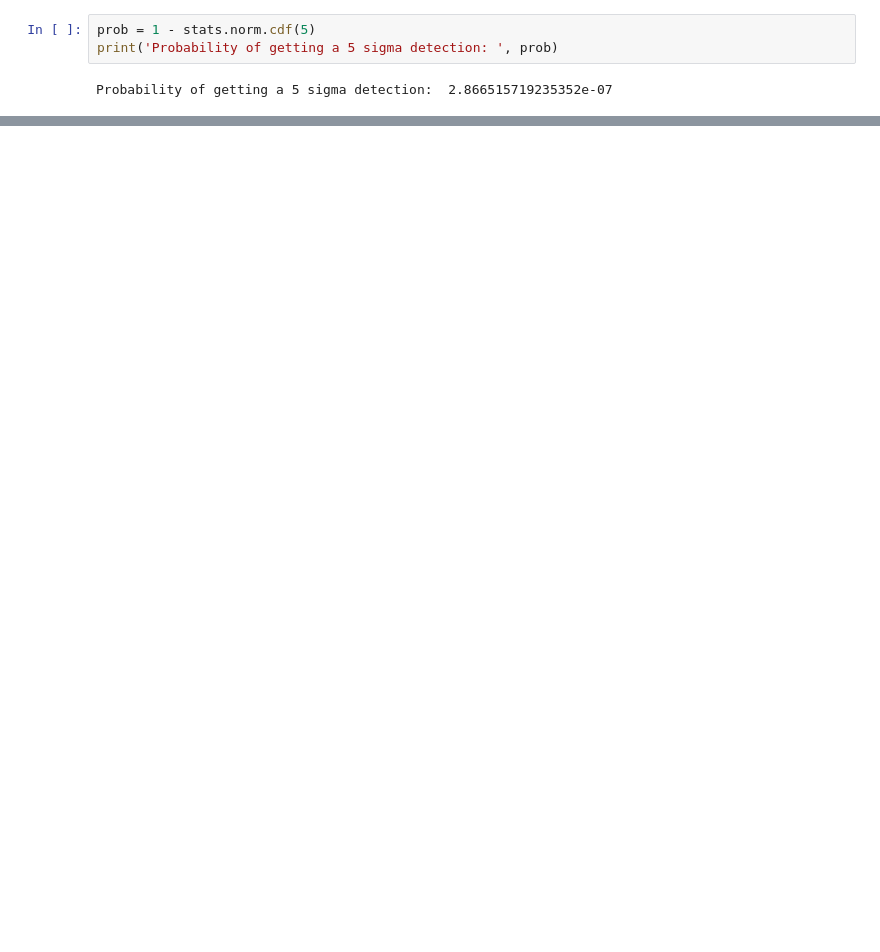
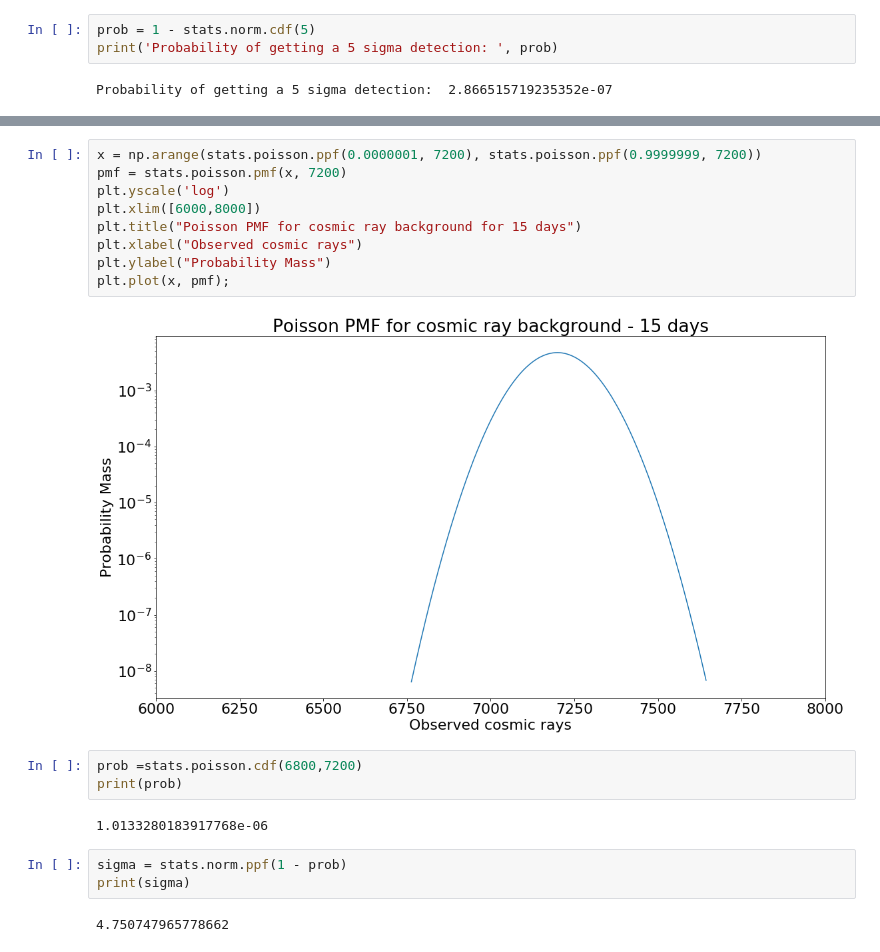
Before and after one commit to noahkim4648/Phys-434-Portfolio, a Jupyter notebook: Lab3.ipynb, the cells around one changed output, grey strips where cells are left out. Saved outputs shown, nothing was run; the diff lists cells and outputs as text; blank space fills up the shorter version.

```diff
--- a/Lab3.ipynb
+++ b/Lab3.ipynb
@@ -113,0 +122,21 @@ print(distance)
+# %%
+x = np.arange(stats.poisson.ppf(0.0000001, 7200), stats.poisson.ppf(0.9999999, 7200))
+pmf = stats.poisson.pmf(x, 7200)
+plt.yscale('log')
+plt.xlim([6000,8000])
+plt.title("Poisson PMF for cosmic ray background for 15 days")
+plt.xlabel("Observed cosmic rays")
+plt.ylabel("Probability Mass")
+plt.plot(x, pmf);
+# %% [output]
+[figure, added]
+# %%
+prob =stats.poisson.cdf(6800,7200)
+print(prob)
+# %% [output]
+1.0133280183917768e-06
+# %%
+sigma = stats.norm.ppf(1 - prob)
+print(sigma)
+# %% [output]
+4.750747965778662
```
Also changed, not shown: parts of 7 cells of this notebook.
